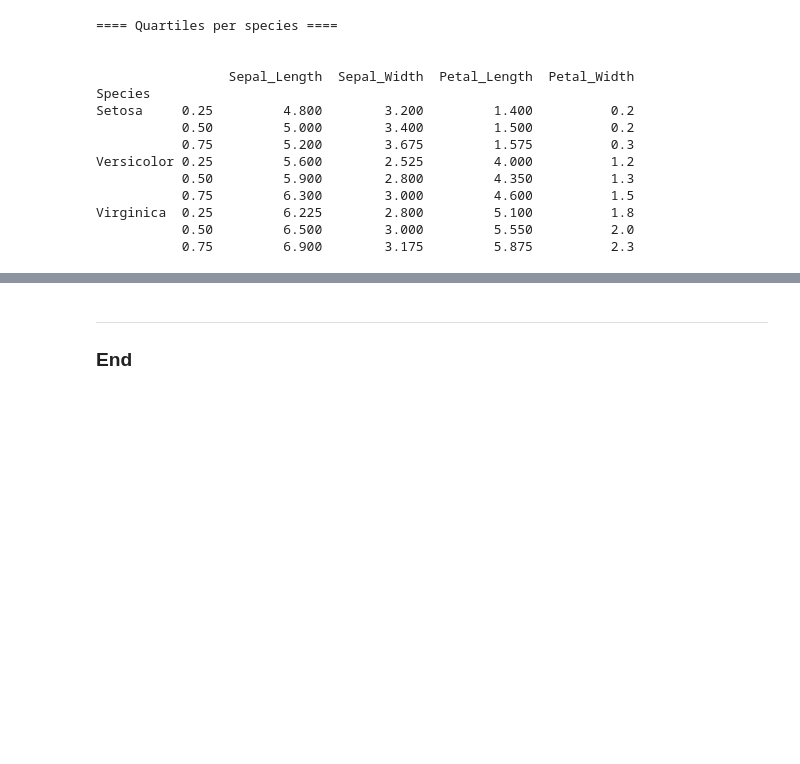
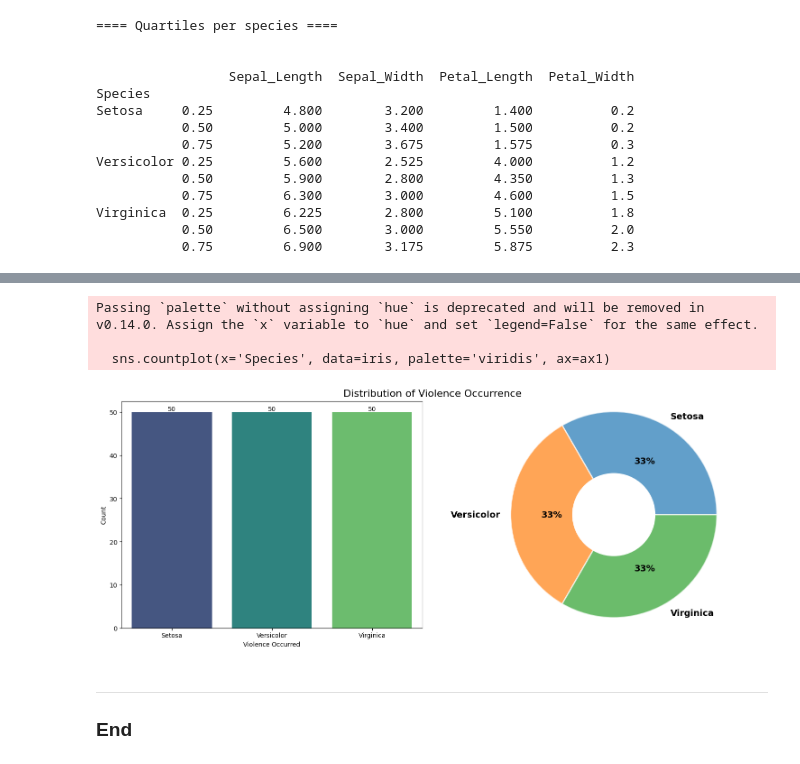
Before and after one commit to Cecilia8989/fund_data_analysis, a Jupyter notebook: project.ipynb, the cells around one changed output, grey strips where cells are left out. Drawn from its saved outputs; the diff is of its cells as text; code cells hidden in the pictures; blank space fills up the shorter version.

Commit message:
project-pie chart

```diff
--- a/project.ipynb
+++ b/project.ipynb
@@ -503,3 +521,52 @@ Virginica  0.25         6.225        2.800         5.100          1.8
+# %%
+import seaborn as sns
+import matplotlib.pyplot as plt
+
+# Create a figure with two subplots side by side
+fig, (ax1, ax2) = plt.subplots(1, 2, figsize=(15, 6))
+
+# Plot a countplot on the first subplot (ax1)
+sns.countplot(x='Species', data=iris, palette='viridis', ax=ax1)
+
+# Add labels to the bars in the countplot
+for label in ax1.containers:
+    ax1.bar_label(label)
+
+# Set labels for the first subplot
+ax1.set_xlabel('Violence Occurred')
+ax1.set_ylabel('Count')
+
+
+# create a pie chart to show the distribution of species
+# get the count of each species
+group_count= iris['Species'].value_counts()
+# define the labels of the pie chart
+labels= iris['Species'].unique()
+
+# set the parameters of the pie chart
+ax2.pie(group_count, labels=labels, autopct='%1.0f%%',
+        textprops={'fontsize': 14, 'fontweight': 'bold'},
+        wedgeprops={'linewidth': 2, 'edgecolor': 'white', 'alpha':0.7})
+
+# create a white cirle to have the donut effect
+centre_circle= plt.Circle((0,0),0.40,color='white', fc='white',linewidth=1.00)
+fig = plt.gcf()
+fig.gca().add_artist(centre_circle)
+plt.axis('equal')
+
+# Adjust layout to prevent clipping of titles
+plt.tight_layout(rect=[0, 0, 1, 0.96])
+
+# Add a title to the entire figure
+fig.suptitle('Distribution of Violence Occurrence', fontsize=16)
+
+# Display the plot
+plt.show()
+# %% [output]
+Passing `palette` without assigning `hue` is deprecated and will be removed in v0.14.0. Assign the `x` variable to `hue` and set `legend=False` for the same effect.
+
+  sns.countplot(x='Species', data=iris, palette='viridis', ax=ax1)
+[figure, added]
 # %% [markdown]
 ***
 
```
Also changed, not shown: parts of 3 cells of this notebook.
